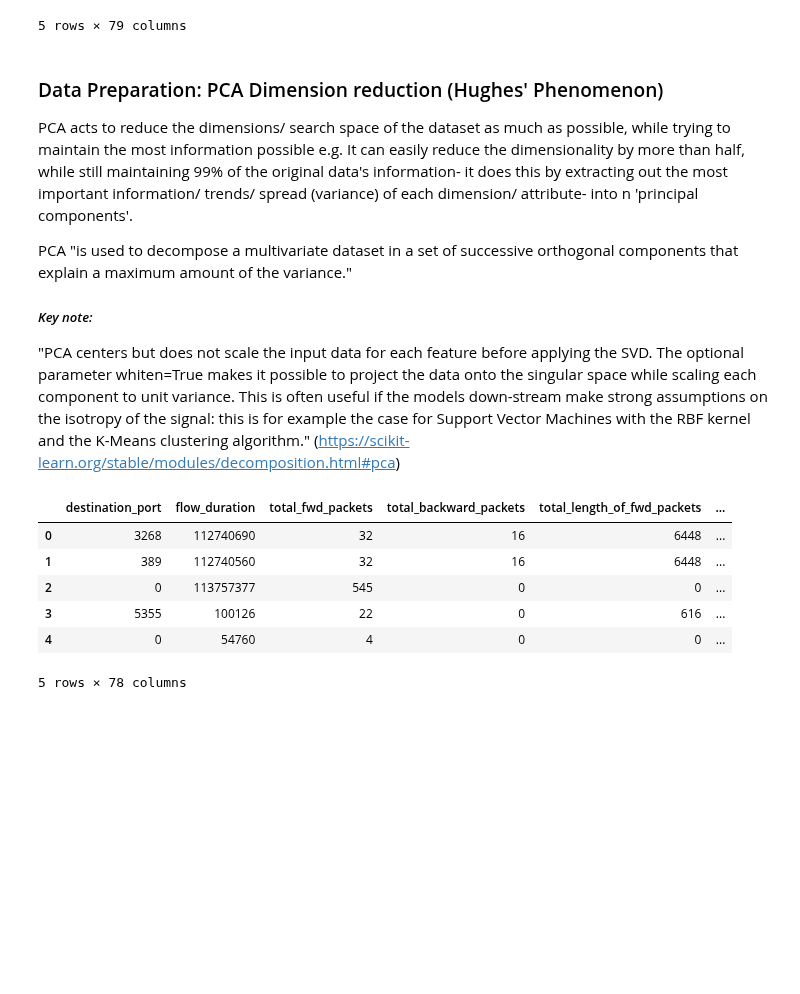
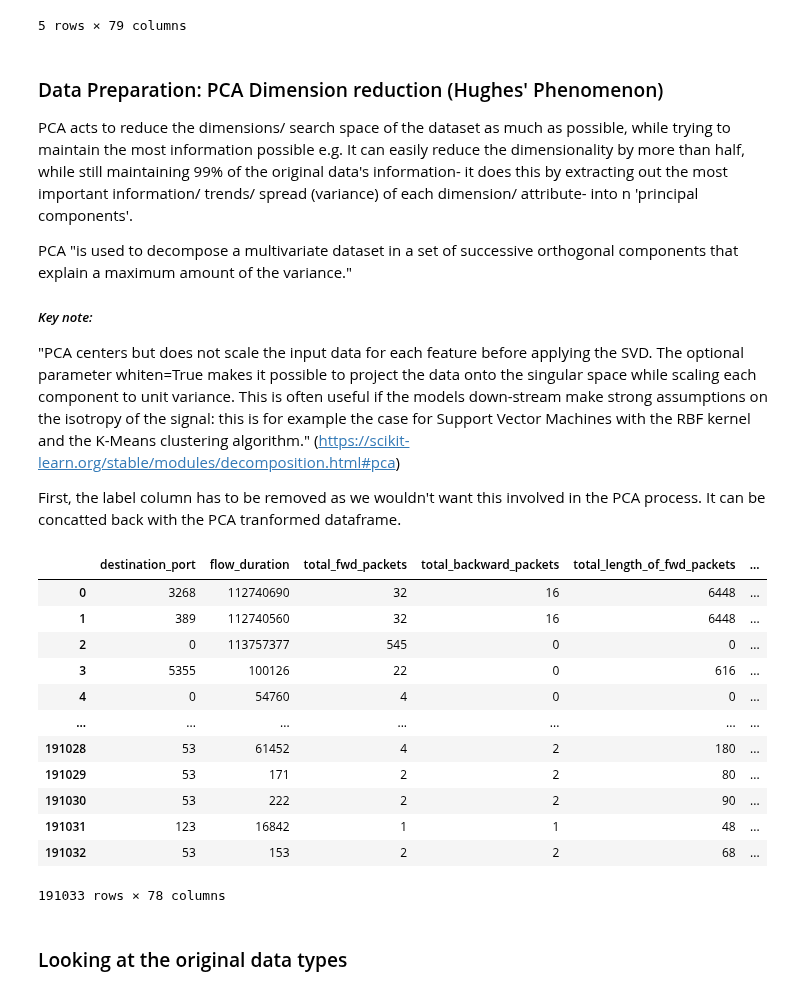
Before and after one commit to ISorokos/SafeML, a Jupyter notebook: Implementation_in_Python/CICIDS2017_Security_Data/Security_CICIDS2017_v1.ipynb, the cells around one changed output. Drawn from its saved outputs; the diff is of its cells as text; code cells hidden in the pictures; blank space fills up the shorter version.

```diff
--- a/Implementation_in_Python/CICIDS2017_Security_Data/Security_CICIDS2017_v1.ipynb
+++ b/Implementation_in_Python/CICIDS2017_Security_Data/Security_CICIDS2017_v1.ipynb
@@ -71,15 +71,25 @@ PCA "is used to decompose a multivariate dataset in a set of successive orthogon
 
 ##### *Key note:*
 "PCA centers but does not scale the input data for each feature before applying the SVD. The optional parameter whiten=True makes it possible to project the data onto the singular space while scaling each component to unit variance. This is often useful if the models down-stream make strong assumptions on the isotropy of the signal: this is for example the case for Support Vector Machines with the RBF kernel and the K-Means clustering algorithm." (https://scikit-learn.org/stable/modules/decomposition.html#pca)
+
+First, the label column has to be removed as we wouldn't want this involved in the PCA process. It can be concatted back with the PCA tranformed dataframe.
 # %%
 # Axis=1 means columns. Axis=0 means rows. inplace=False means that the original 'df' isn't altered.
 df_no_labels = df.drop('label', axis=1, inplace=False)
-df_no_labels.head()
+df_no_labels
 # %% [output]
 |  | destination_port | flow_duration | total_fwd_packets | total_backward_packets | total_length_of_fwd_packets | ... |
 | 0 | 3268 | 112740690 | 32 | 16 | 6448 | ... |
 | 1 | 389 | 112740560 | 32 | 16 | 6448 | ... |
 | 2 | 0 | 113757377 | 545 | 0 | 0 | ... |
 | 3 | 5355 | 100126 | 22 | 0 | 616 | ... |
 | 4 | 0 | 54760 | 4 | 0 | 0 | ... |
+| ... | ... | ... | ... | ... | ... | ... |
+| 191028 | 53 | 61452 | 4 | 2 | 180 | ... |
+| 191029 | 53 | 171 | 2 | 2 | 80 | ... |
+| 191030 | 53 | 222 | 2 | 2 | 90 | ... |
+| 191031 | 123 | 16842 | 1 | 1 | 48 | ... |
+| 191032 | 53 | 153 | 2 | 2 | 68 | ... |
-5 rows × 78 columns
+191033 rows × 78 columns
+# %% [markdown]
+### Looking at the original data types
```
Also changed, not shown: parts of 9 cells of this notebook.
